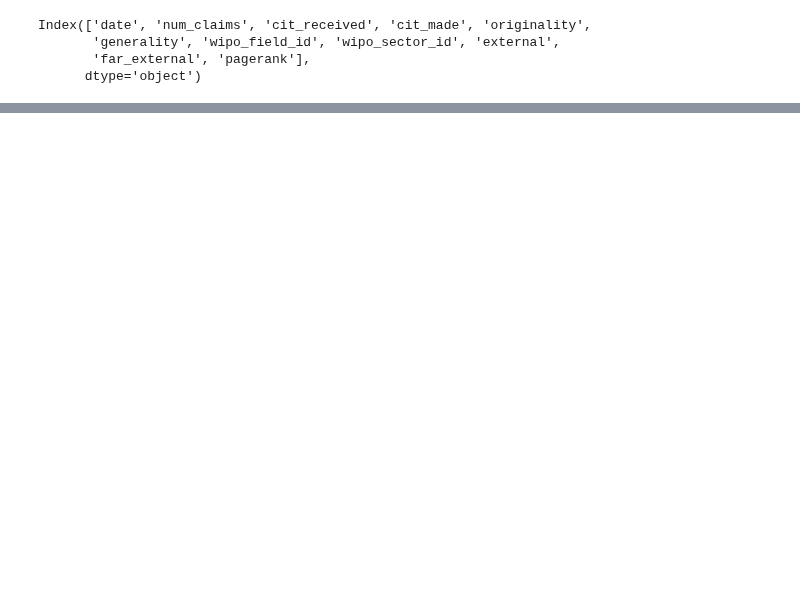
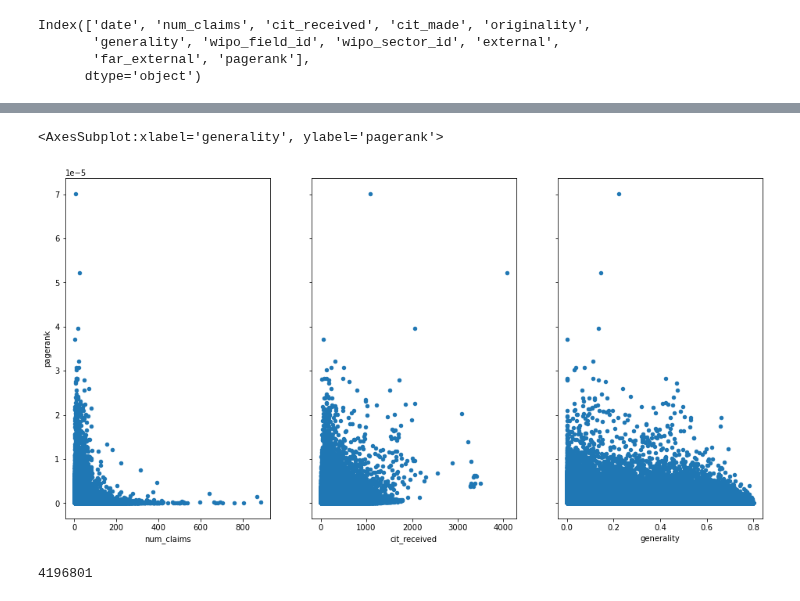
Before and after one commit to rsdias/patent_analysis, a Jupyter notebook: data_analysis.ipynb, the cells around one changed output, grey strips where cells are left out. Cells and saved outputs as stored; diff of their text form; code cells hidden in the pictures; blank space fills up the shorter version.

```diff
--- a/data_analysis.ipynb
+++ b/data_analysis.ipynb
@@ -61,0 +100,14 @@ df = pd.read_parquet(src)
+# %%
+fig, axs = plt.subplots(1, 3, sharey=True)
+df.plot(kind='scatter', x='num_claims', y='pagerank', ax=axs[0], figsize=(16, 8))
+df.plot(kind='scatter', x='cit_received', y='pagerank', ax=axs[1])
+df.plot(kind='scatter', x='generality', y='pagerank', ax=axs[2])
+# %% [output]
+<AxesSubplot:xlabel='generality', ylabel='pagerank'>
+[figure, added]
+# %%
+# pagerank == 0 means cit received==0
+# check
+(df.pagerank==df.cit_received).count()
+# %% [output]
+4196801
```
Also changed, not shown: parts of 22 cells of this notebook, 3 other files.
